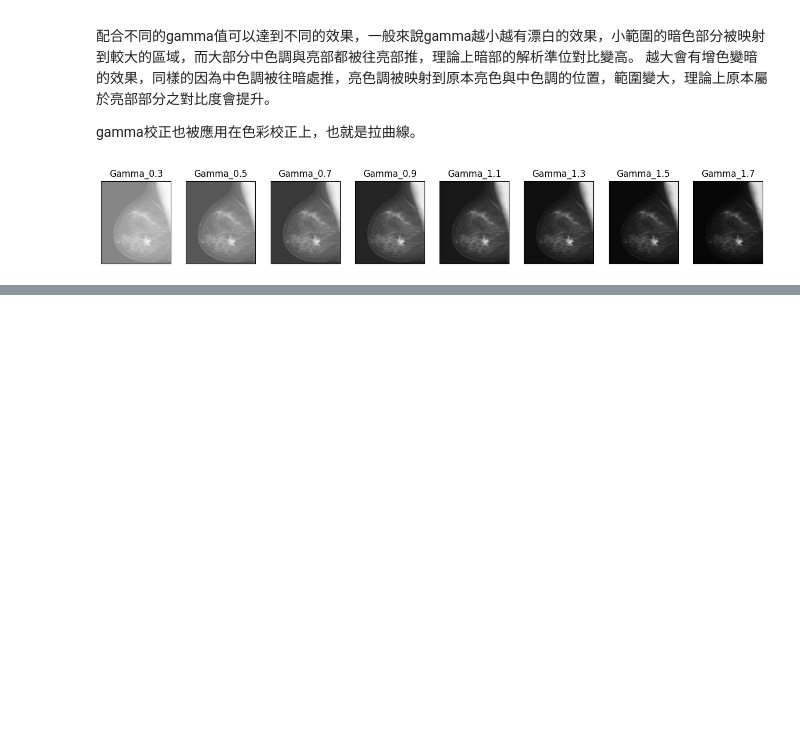
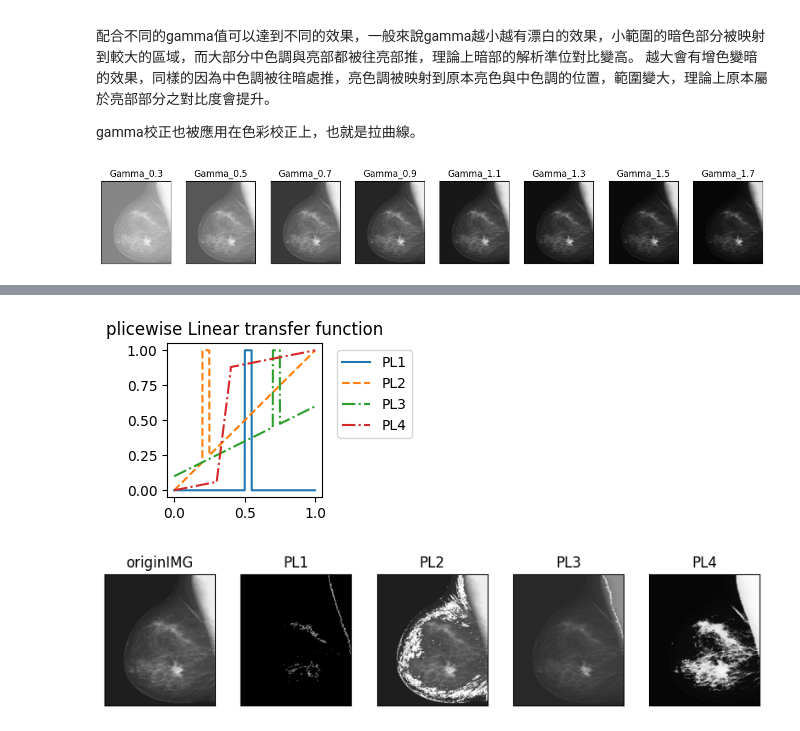
Before and after one commit to HelpHelpHelp-Charlie/DIP_learning, a Jupyter notebook: CH3.ipynb, the cells around one changed output, grey strips where cells are left out. Saved outputs shown, nothing was run; the diff lists cells and outputs as text; code cells hidden in the pictures; blank space fills up the shorter version.

Commit message:
histogram

```diff
--- a/CH3.ipynb
+++ b/CH3.ipynb
@@ -65,0 +71,32 @@ show8plt(Gamma_03,Gamma_05,Gamma_07,Gamma_09,Gamma_11,Gamma_13,Gamma_15,Gamma_17
+# %%
+def Piecewise_linear1(input):
+    return np.where((input > 0.5) & (input < 0.55), 1, 0)
+def Piecewise_linear2(input):
+    return np.where((input > 0.2) & (input < 0.25), 1, input)
+def Piecewise_linear3(input):
+    return np.where((input > 0.7) & (input < 0.75), 1, 0.5*input+0.1)
+def Piecewise_linear4(input):
+    return np.where((input > 0.3),
+                    np.where((input > 0.4), 0.2*input+0.8, 8*input-2.35),
+                    0.2*input)
+
+plt.figure(figsize=(2,2))
+x=np.arange(0,1,0.001);
+plt.plot(x,Piecewise_linear1(x),label='PL1',linestyle='-');
+plt.plot(x,Piecewise_linear2(x),label='PL2',linestyle='--');
+plt.plot(x,Piecewise_linear3(x),label='PL3',linestyle='-.');
+plt.plot(x,Piecewise_linear4(x),label='PL4',linestyle='-.');
+
+plt.legend(bbox_to_anchor=(1.05, 1.0), loc='upper left');
+plt.title("plicewise Linear transfer function")
+plt.show()
+
+PL1 = (Piecewise_linear1(((RGBIMG / 255).astype('float'))) * 255).astype('int')
+PL2 = (Piecewise_linear2(((RGBIMG / 255).astype('float'))) * 255).astype('int')
+PL3 = (Piecewise_linear3(((RGBIMG / 255).astype('float'))) * 255).astype('int')
+PL4 = (Piecewise_linear4(((RGBIMG / 255).astype('float'))) * 255).astype('int')
+
+show5plt(RGBIMG,PL1,PL2,PL3,PL4,n1="originIMG",n2="PL1",n3="PL2",n4="PL3",n5="PL4")
+# %% [output]
+[figure, added]
+[figure, added]
```
Also changed, not shown: parts of 3 cells of this notebook, 1 other file.
